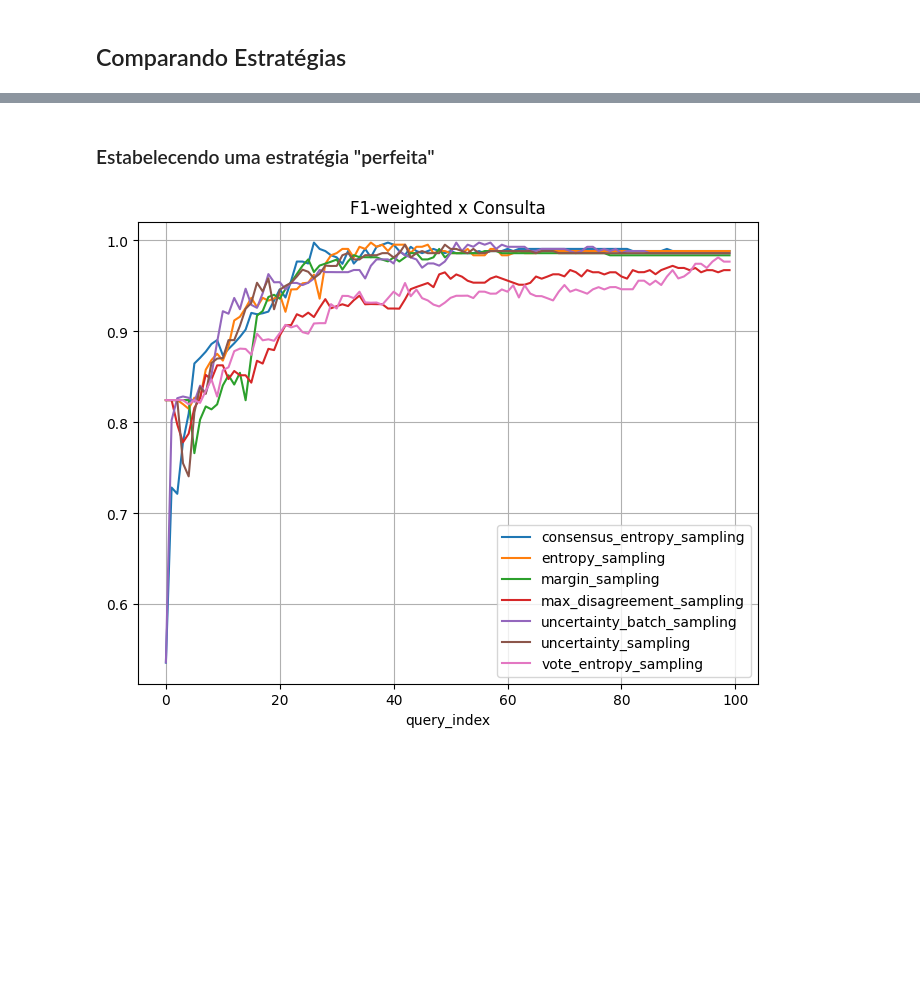
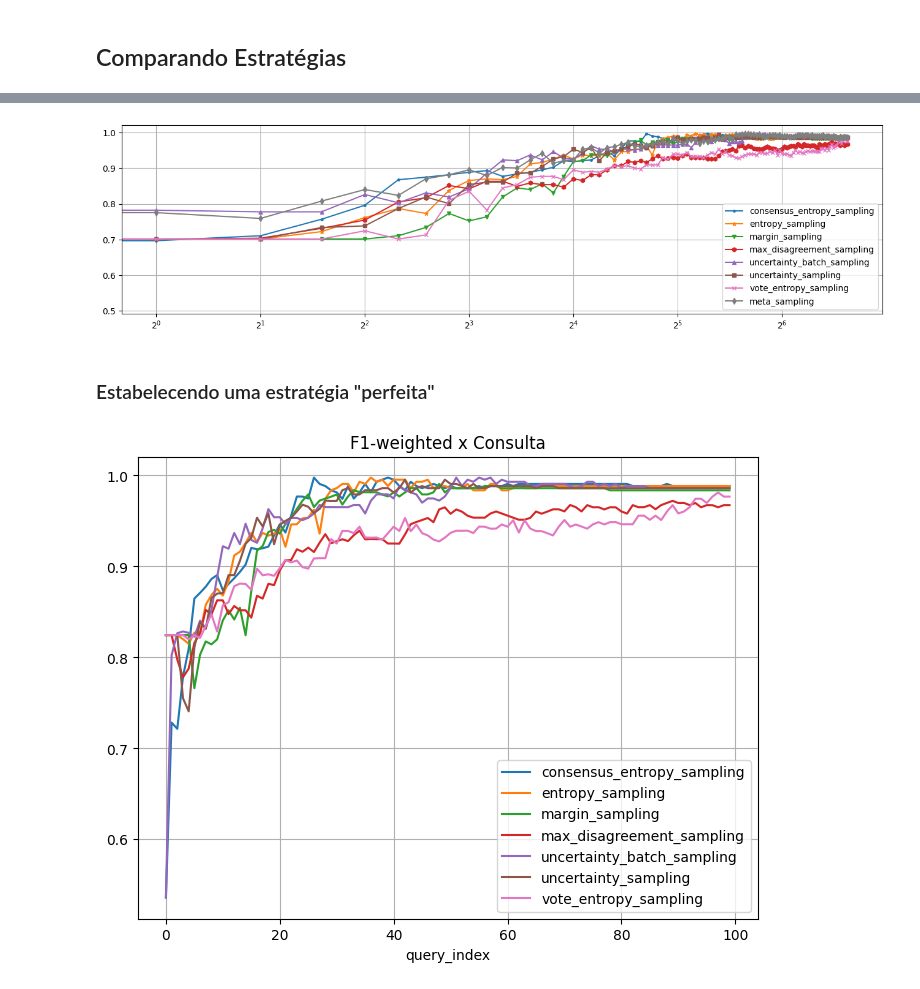
Before and after one commit to gscnogueira/meta-active-learning, a Jupyter notebook: notebooks/experiments/meta_strategy.ipynb, the cells around one changed output, grey strips where cells are left out. Cells and saved outputs as stored; diff of their text form; code cells hidden in the pictures; blank space fills up the shorter version.

```diff
--- a/notebooks/experiments/meta_strategy.ipynb
+++ b/notebooks/experiments/meta_strategy.ipynb
@@ -156,3 +216,8 @@ test_metrics = df.groupby(['dataset', 'estimator']).get_group((test_index[0], 'S
+# %%
+ax = pd.DataFrame(metrics_dict).plot(grid=True, style=styles, markersize=5, figsize=(16,4))
+ax.set_xscale('log', base=2)
+# %% [output]
+[figure, added]
 # %% [markdown]
 ### Estabelecendo uma estratégia "perfeita"
 # %%
```
Also changed, not shown: parts of 16 cells of this notebook, 4 other files.
